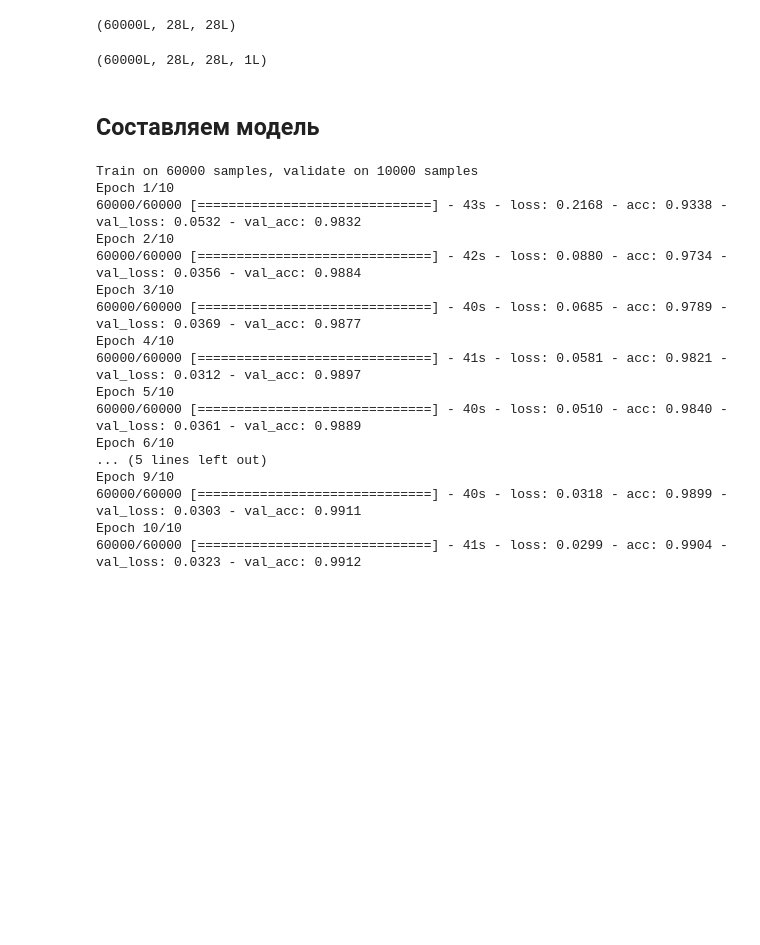
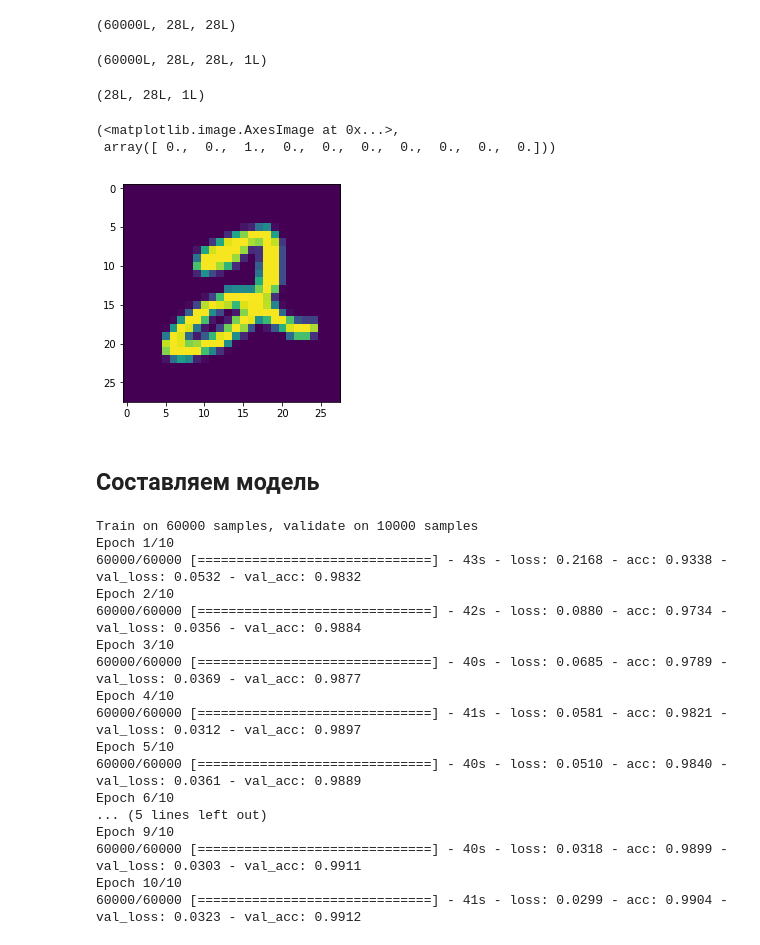
Before and after one commit to HolyBayes/minor-aml-17, a Jupyter notebook: seminars/seminar_02.11.2017/minor-seminar-keras-proc.ipynb, the cells around one changed output. Saved outputs shown, nothing was run; the diff lists cells and outputs as text; code cells hidden in the pictures; blank space fills up the shorter version.

```diff
--- a/seminars/seminar_02.11.2017/minor-seminar-keras-proc.ipynb
+++ b/seminars/seminar_02.11.2017/minor-seminar-keras-proc.ipynb
@@ -278,6 +278,19 @@ y_test = to_categorical(y_test, n_classes)
 X_train.shape
 # %% [output]
 (60000L, 28L, 28L, 1L)
+# %%
+X_train[0].shape
+# %% [output]
+(28L, 28L, 1L)
+# %%
+import matplotlib.pyplot as plt
+%matplotlib inline
+
+plt.imshow(X_train[5][:, :, 0]), y_train[5]
+# %% [output]
+(<matplotlib.image.AxesImage at 0x...>,
+ array([ 0.,  0.,  1.,  0.,  0.,  0.,  0.,  0.,  0.,  0.]))
+[figure, added]
 # %% [markdown]
 ## Составляем модель
 # %%
```
Also changed, not shown: parts of 3 cells of this notebook.
